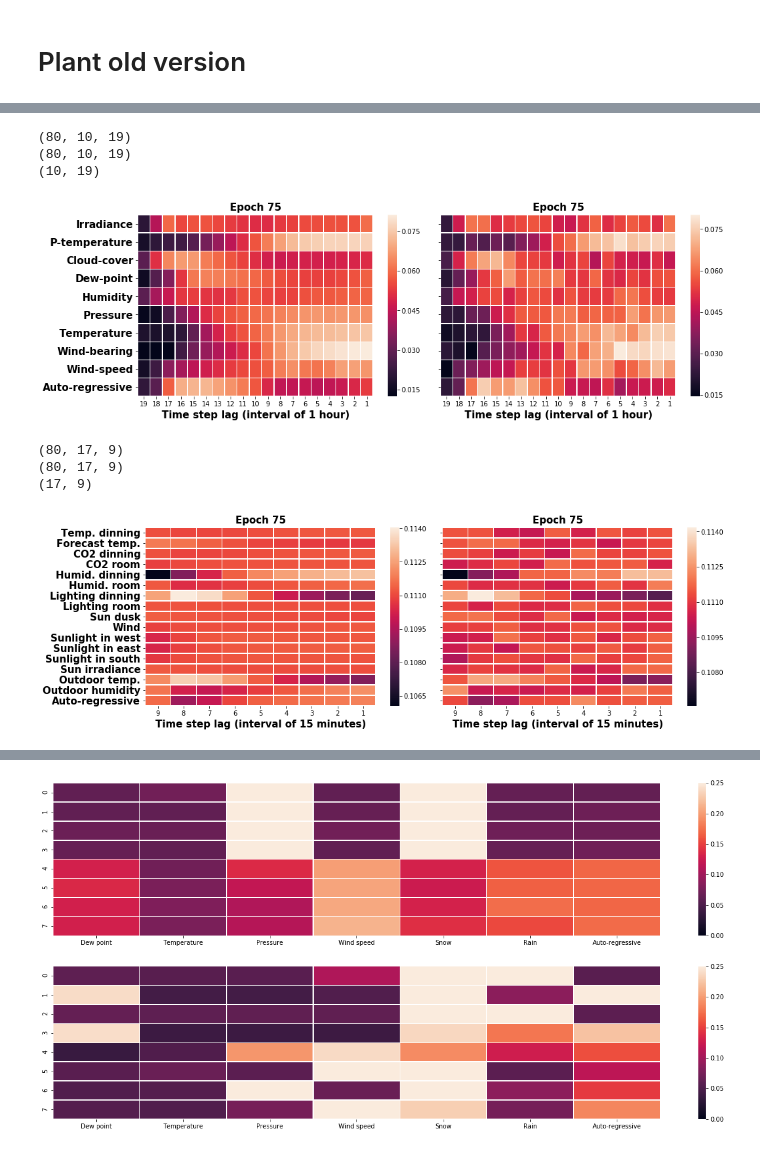
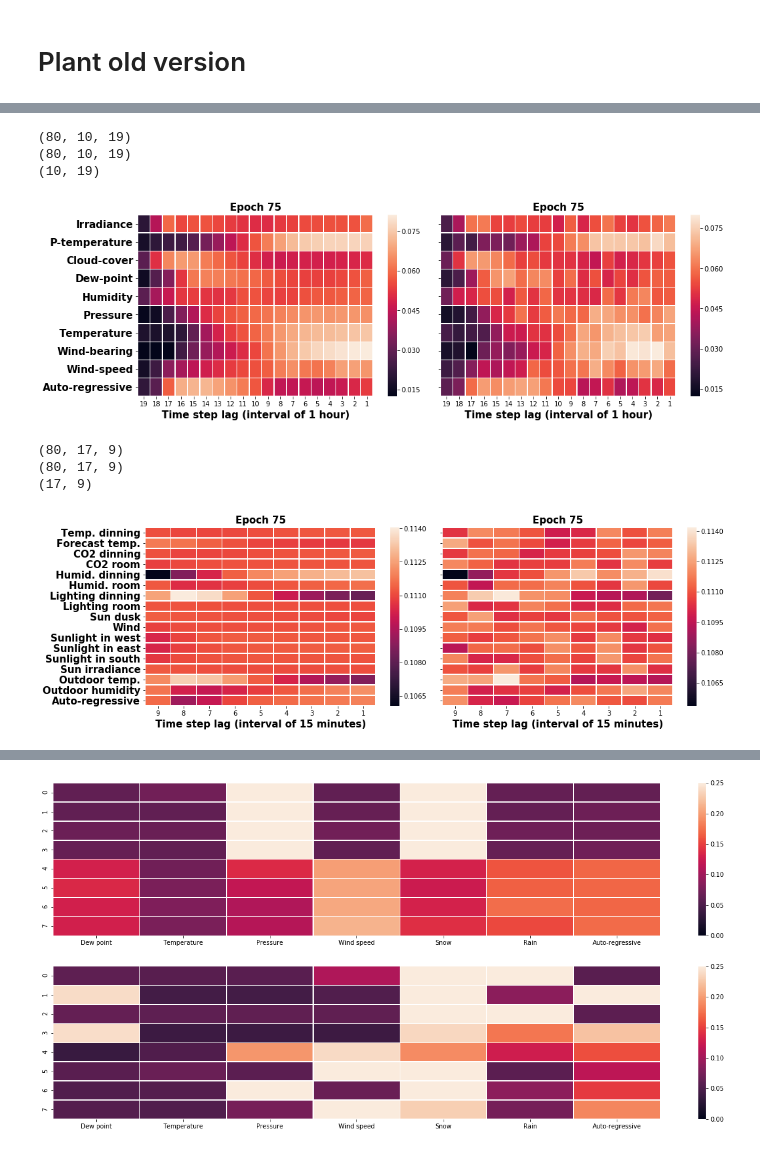
Before and after one commit to weilai0980/tsRNN, a Jupyter notebook: forecasting/result_importancc_fig.ipynb, the cells around one changed output, grey strips where cells are left out. Cells and saved outputs as stored; diff of their text form; code cells hidden in the pictures.

```diff
--- a/forecasting/result_importancc_fig.ipynb
+++ b/forecasting/result_importancc_fig.ipynb
@@ -11,6 +11,10 @@ from scipy import *
 
 %matplotlib inline
 import matplotlib as mplt
+import matplotlib
+matplotlib.rcParams['pdf.fonttype'] = 42
+matplotlib.rcParams['ps.fonttype'] = 42
+
 from matplotlib import cm
 import matplotlib.pyplot as plt
 import matplotlib.gridspec as gridspec
@@ -341,7 +345,7 @@ fig.savefig('../../ts_results/figure/var_temp_plant.eps', bbox_inches='tight')
 (80, 10, 19)
 (80, 10, 19)
 (10, 19)
-[figure, old version]
+[figure, new version]
 # %%
 # ---- SML dataset ----
 
@@ -397,35 +401,35 @@ print(np.shape(epoch_var_att))
 print(np.shape(epoch_var_att[75]))
 
 dta = np.asarray(epoch_var_att[75])
 
 var_att = []
 for row in dta:
 
-    nos_row = row + [random.random()*0.0015 for _ in range(len(row))]
+    nos_row = row + [random.random()*0.0025 for _ in range(len(row))]
     var_att.append(nos_row*1.0/sum(nos_row))
 
 # ---
 
 ax_sns = sns.heatmap(var_att, linewidth=0.5, ax = ax[1])
 
 time_steps = range(1, len(var_att[0])+1)[::-1]
 
 ax_sns.set_xticklabels(time_steps)
 
 # ax_sns.set_yticklabels(full_cols, rotation = 360)
 # , weight = 'bold'
 ax_sns.set_yticklabels([])
 #         xticklabels=True, yticklabels=True)
 
 ax[1].set_xlabel('Time step lag (interval of 15 minutes)', fontweight = 'bold', fontsize = ft_size)
 ax[1].set_title('Epoch ' + str(75),  {'fontsize': ft_size, 'fontweight' : 'bold'})
 
 fig.savefig('../../ts_results/figure/var_temp_sml.eps', bbox_inches='tight')
 # %% [output]
 (80, 17, 9)
 (80, 17, 9)
 (17, 9)
-[figure, old version]
+[figure, new version]
 # %%
 
 file_path = "../../ts_results/sml/full/ke_fullsml_01.00.001_.p"
```
Also changed, not shown: parts of 3 cells of this notebook, 3 other files.
